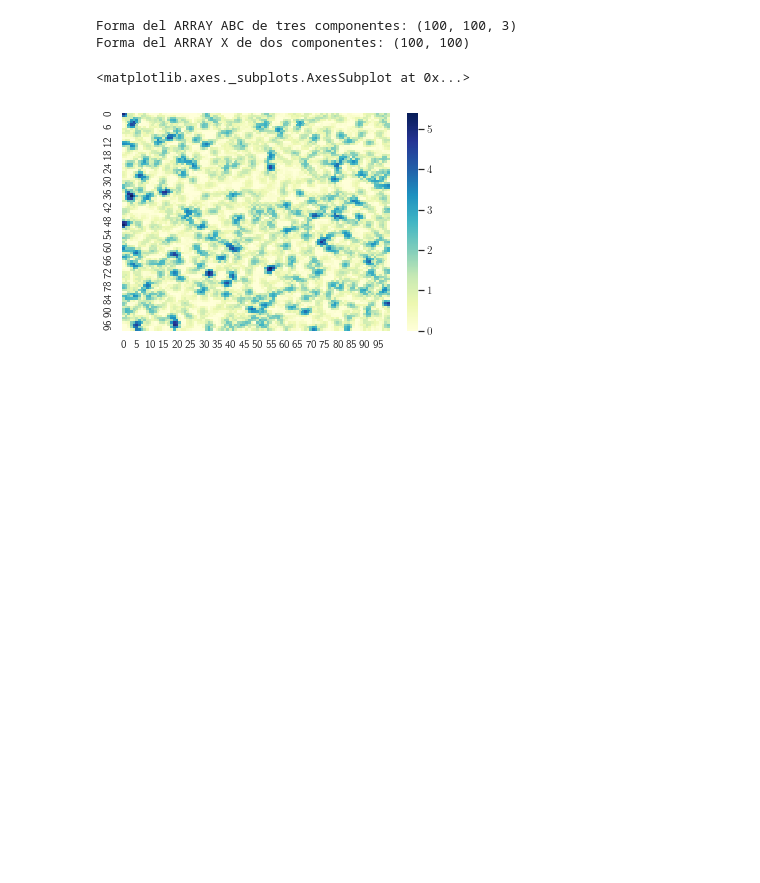
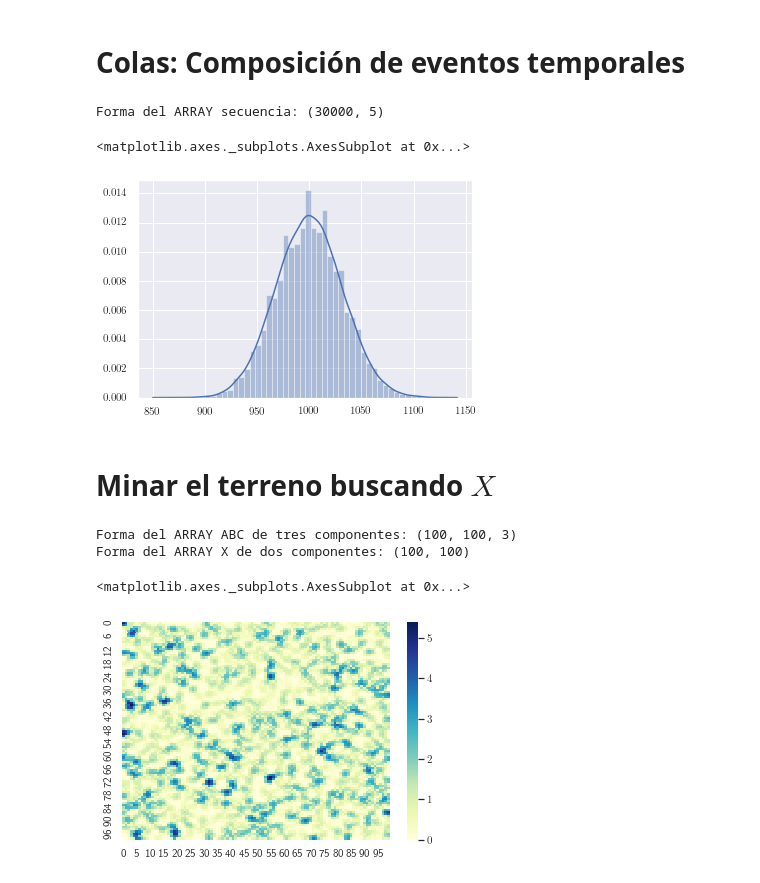
Before and after one commit to BrayanGar123/FISI2028-202010, a Jupyter notebook: ejercicios/semana4-5/tarea.ipynb, the cells around one changed output. Drawn from its saved outputs; the diff is of its cells as text; code cells hidden in the pictures; blank space fills up the shorter version.

Commit message:
jpmallarino: typos and data for 'colas'

```diff
--- a/ejercicios/semana4-5/tarea.ipynb
+++ b/ejercicios/semana4-5/tarea.ipynb
@@ -41,6 +43,20 @@ import matplotlib.pyplot as plt
 mpl.rc('text', usetex=True)
 %matplotlib inline
 from tqdm import tqdm
+# %% [markdown]
+# Colas: Composición de eventos temporales
+# %%
+sample_data = np.load('secuencia.npy')
+print('Forma del ARRAY secuencia:',sample_data.shape)
+# %% [output]
+Forma del ARRAY secuencia: (30000, 5)
+# %%
+col = 3; sns.distplot(sample_data[:,col])
+# %% [output]
+<matplotlib.axes._subplots.AxesSubplot at 0x...>
+[figure, added]
+# %% [markdown]
+# Minar el terreno buscando $X$
 # %%
 ABC = np.load('data-ABC.npy')
 X = np.load('data-X.npy')
```
Also changed, not shown: parts of 1 cell of this notebook, 7 other files.
